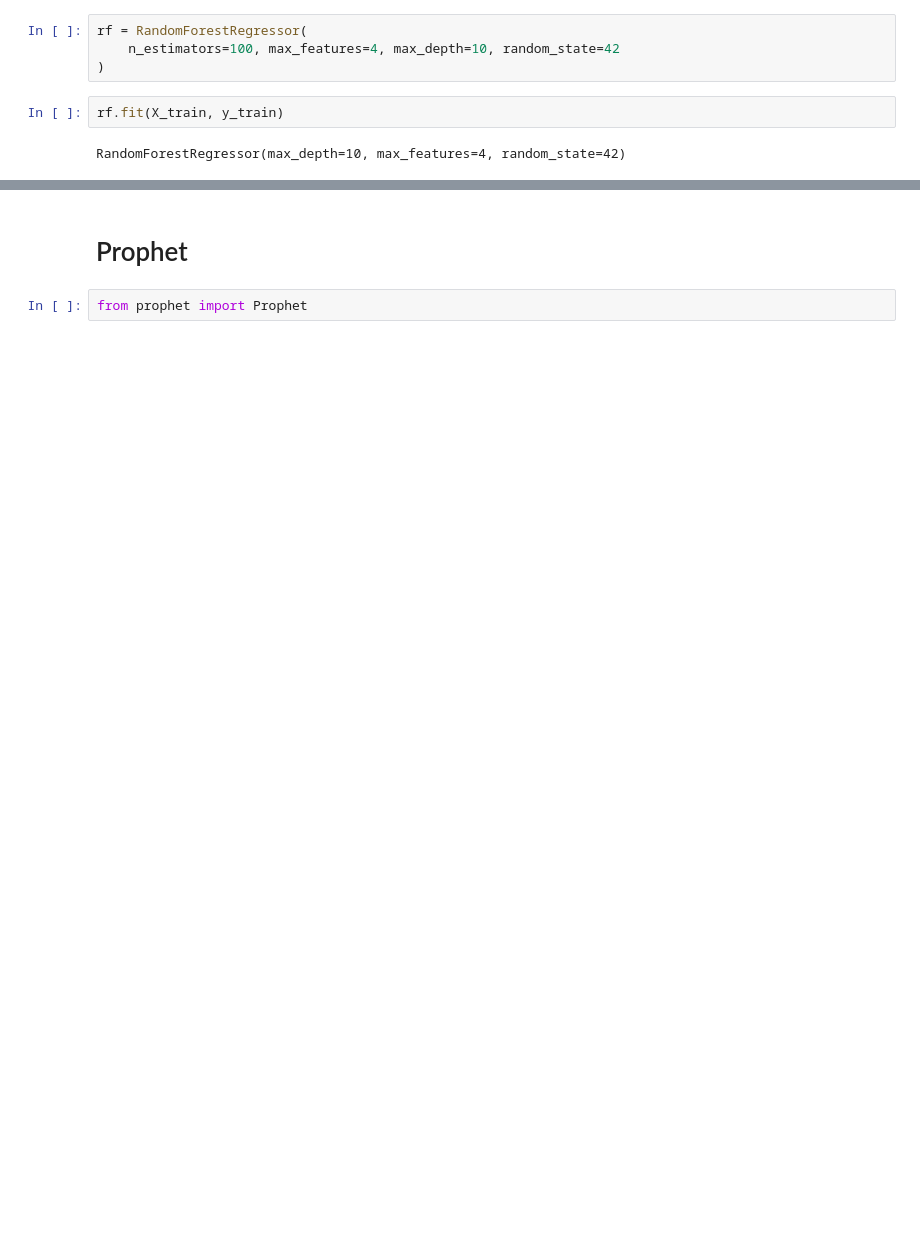
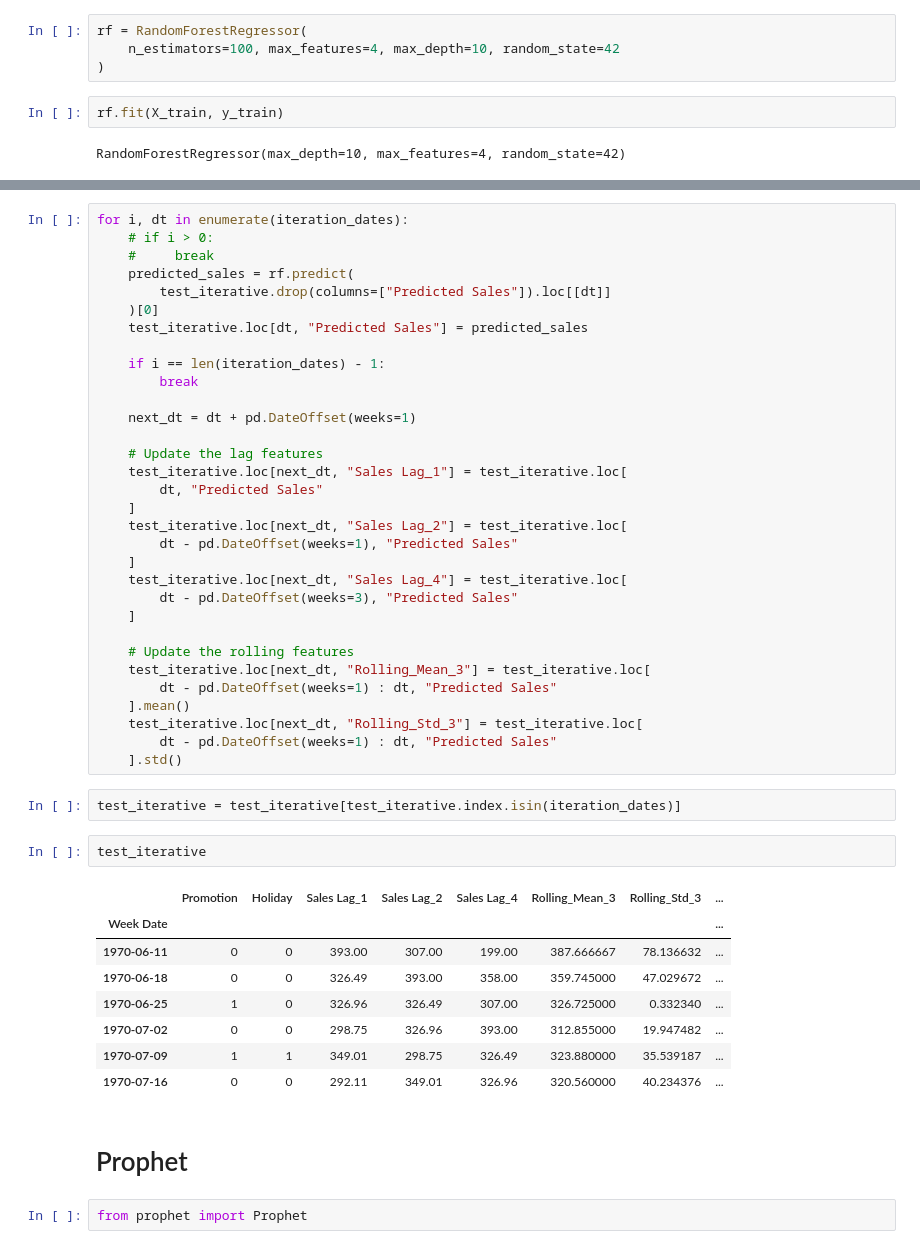
Before and after one commit to CesarArroyo09/mercadolibre-test, a Jupyter notebook: Ejercicio 2/ejercicio2_3_forecasting_models.ipynb, the cells around one changed output, grey strips where cells are left out. Cells and saved outputs as stored; diff of their text form; blank space fills up the shorter version.

```diff
--- a/Ejercicio 2/ejercicio2_3_forecasting_models.ipynb
+++ b/Ejercicio 2/ejercicio2_3_forecasting_models.ipynb
@@ -283,3 +276,48 @@ array([344.92, 347.33, 338.57, 350.33, 345.6 , 326.57])
+# %%
+for i, dt in enumerate(iteration_dates):
+    # if i > 0:
+    #     break
+    predicted_sales = rf.predict(
+        test_iterative.drop(columns=["Predicted Sales"]).loc[[dt]]
+    )[0]
+    test_iterative.loc[dt, "Predicted Sales"] = predicted_sales
+
+    if i == len(iteration_dates) - 1:
+        break
+
+    next_dt = dt + pd.DateOffset(weeks=1)
+
+    # Update the lag features
+    test_iterative.loc[next_dt, "Sales Lag_1"] = test_iterative.loc[
+        dt, "Predicted Sales"
+    ]
+    test_iterative.loc[next_dt, "Sales Lag_2"] = test_iterative.loc[
+        dt - pd.DateOffset(weeks=1), "Predicted Sales"
+    ]
+    test_iterative.loc[next_dt, "Sales Lag_4"] = test_iterative.loc[
+        dt - pd.DateOffset(weeks=3), "Predicted Sales"
+    ]
+
+    # Update the rolling features
+    test_iterative.loc[next_dt, "Rolling_Mean_3"] = test_iterative.loc[
+        dt - pd.DateOffset(weeks=1) : dt, "Predicted Sales"
+    ].mean()
+    test_iterative.loc[next_dt, "Rolling_Std_3"] = test_iterative.loc[
+        dt - pd.DateOffset(weeks=1) : dt, "Predicted Sales"
+    ].std()
+# %%
+test_iterative = test_iterative[test_iterative.index.isin(iteration_dates)]
+# %%
+test_iterative
+# %% [output]
+|  | Promotion | Holiday | Sales Lag_1 | Sales Lag_2 | Sales Lag_4 | Rolling_Mean_3 | Rolling_Std_3 | ... |
+| Week Date |  |  |  |  |  |  |  | ... |
+| 1970-06-11 | 0 | 0 | 393.00 | 307.00 | 199.00 | 387.666667 | 78.136632 | ... |
+| 1970-06-18 | 0 | 0 | 326.49 | 393.00 | 358.00 | 359.745000 | 47.029672 | ... |
+| 1970-06-25 | 1 | 0 | 326.96 | 326.49 | 307.00 | 326.725000 | 0.332340 | ... |
+| 1970-07-02 | 0 | 0 | 298.75 | 326.96 | 393.00 | 312.855000 | 19.947482 | ... |
+| 1970-07-09 | 1 | 1 | 349.01 | 298.75 | 326.49 | 323.880000 | 35.539187 | ... |
+| 1970-07-16 | 0 | 0 | 292.11 | 349.01 | 326.96 | 320.560000 | 40.234376 | ... |
 # %% [markdown]
 # Prophet
 # %%
```
Also changed, not shown: parts of 18 cells of this notebook.
